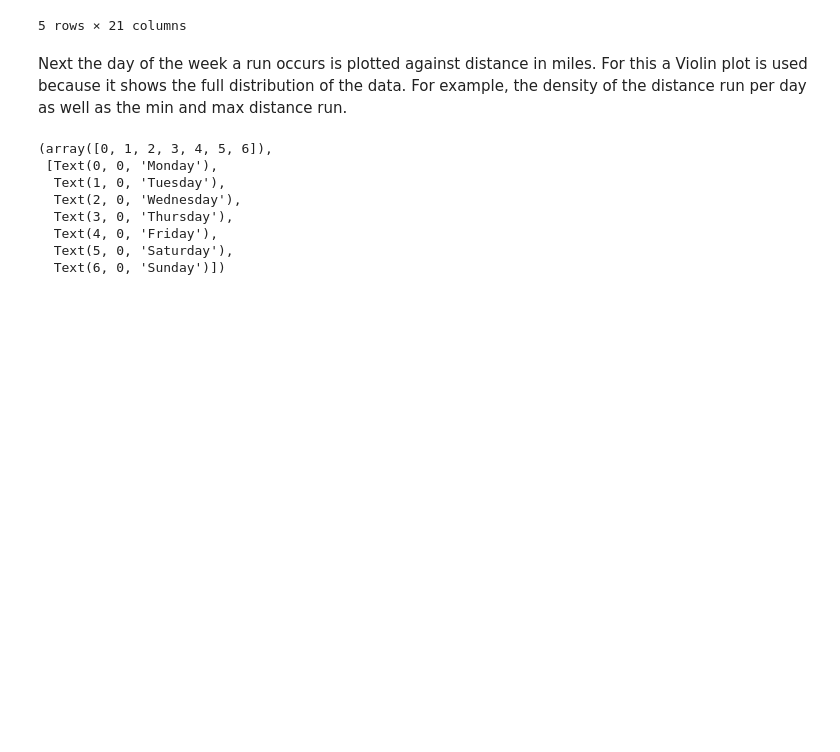
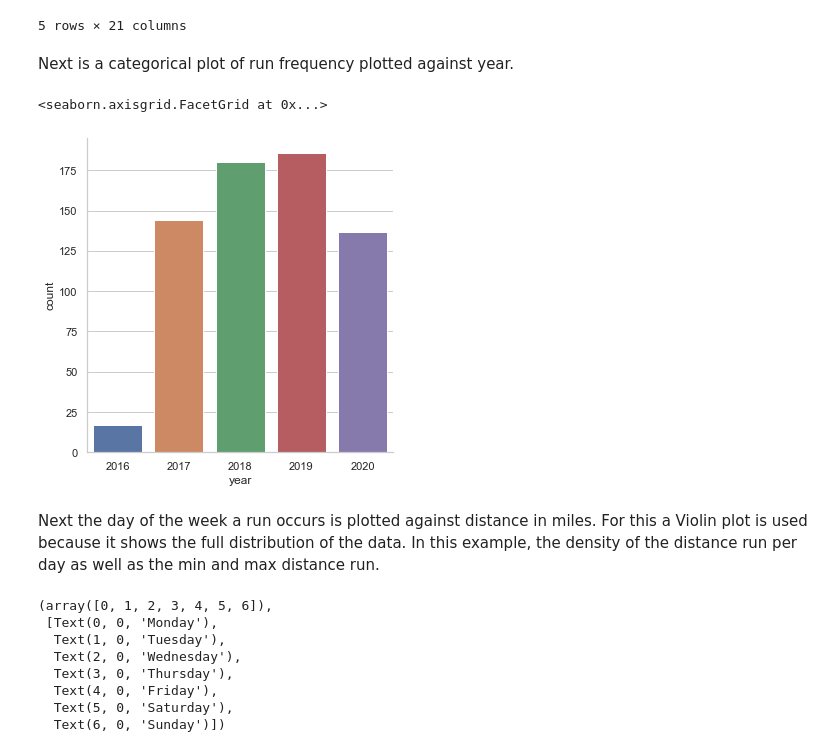
Before and after one commit to ConanMercer5/Strava_running_data, a Jupyter notebook: StravaRunning.ipynb, the cells around one changed output. Cells and saved outputs as stored; diff of their text form; code cells hidden in the pictures; blank space fills up the shorter version.

Commit message:
-Add, catplot of runs per year

```diff
--- a/StravaRunning.ipynb
+++ b/StravaRunning.ipynb
@@ -120,8 +120,15 @@ df.head()
 | 3 | 3 | 4258403656 | 2020-10-29 14:03:07 | Run | 6466.1 | 0 days 00:30:34 | 0 days 00:30:34 | ... |
 | 4 | 4 | 4249784457 | 2020-10-27 13:49:43 | Run | 1275.3 | 0 days 00:07:17 | 0 days 00:07:28 | ... |
 5 rows × 21 columns
+# %% [markdown]
+Next is a categorical plot of run frequency plotted against year.
+# %%
+sns.catplot(x='year', kind='count', data=df)
+# %% [output]
+<seaborn.axisgrid.FacetGrid at 0x...>
+[figure, added]
 # %% [markdown]
-Next the day of the week a run occurs is plotted against distance in miles. For this a Violin plot is used because it shows the full distribution of the data. For example, the density of the distance run per day as well as the min and max distance run.
+Next the day of the week a run occurs is plotted against distance in miles. For this a Violin plot is used because it shows the full distribution of the data. In this example, the density of the distance run per day as well as the min and max distance run.
 # %%
 days_of_week = ['Monday', 'Tuesday', 'Wednesday', 'Thursday', 'Friday', 'Saturday', 'Sunday' ]
 
```
Also changed, not shown: parts of 1 cell of this notebook.
